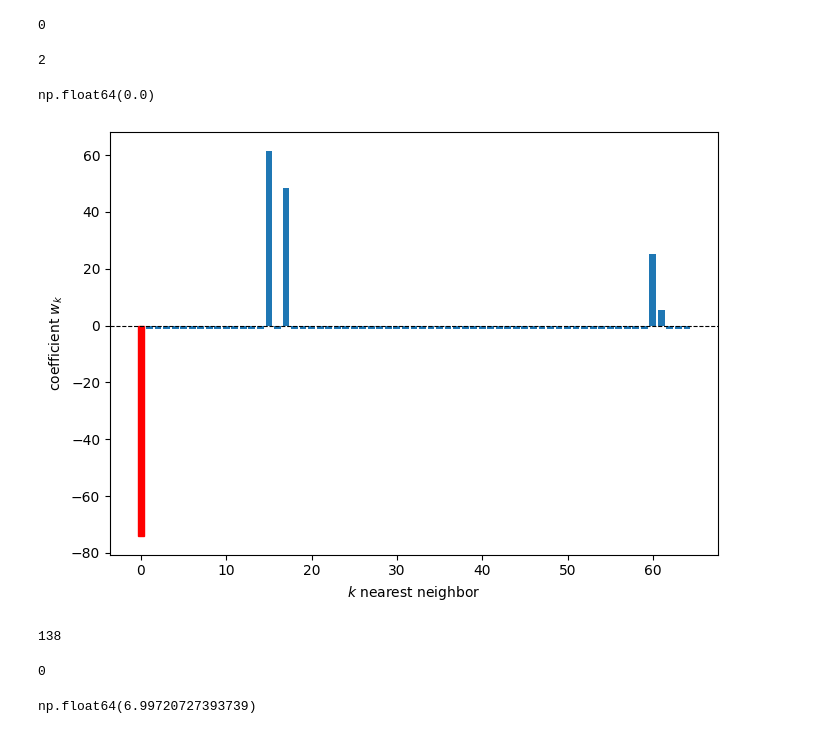
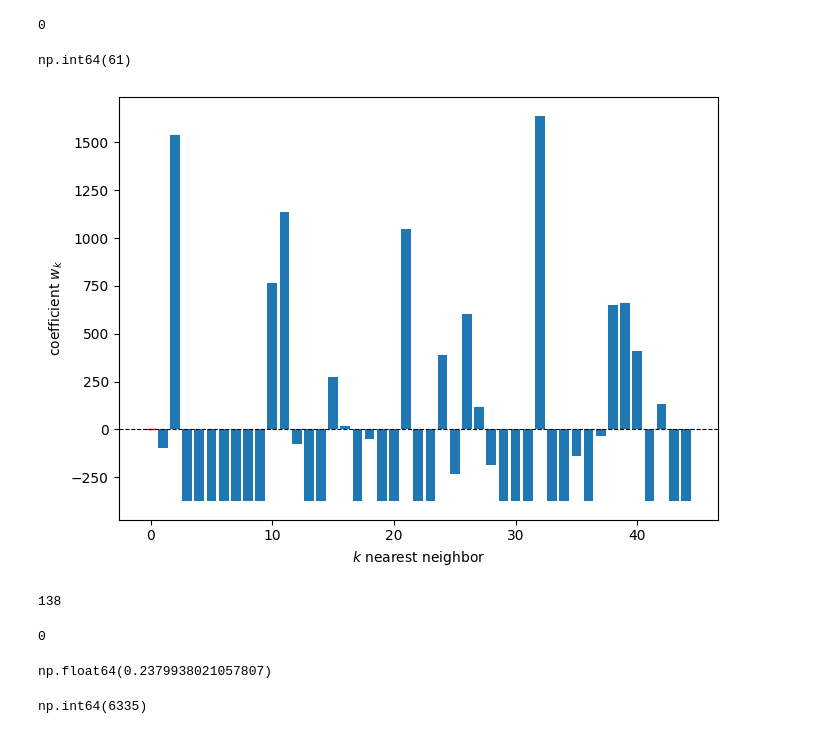
Before and after one commit to leventunord/gRBF-FD-boundary, a Jupyter notebook: notebooks/weights.ipynb, the cells around one changed output. Saved outputs shown, nothing was run; the diff lists cells and outputs as text; code cells hidden in the pictures.

```diff
--- a/notebooks/weights.ipynb
+++ b/notebooks/weights.ipynb
@@ -166,14 +166,16 @@ manifold, id_interior, id_boundary, n_vecs = generate_semi_torus(N)
 num_interior = len(id_interior)
 num_boundary = len(id_boundary)
 # %%
+l = 5
+K = 30
+
 id_ill = []
-min_w0 = 1.0
 
 for i, i_id in enumerate(id_interior):
     fetcher_in = lambda k: manifold.get_in_stencil(i_id, k)
     tangent_basis = manifold.get_local_basis(manifold.params[i_id])[0]
 
-    K_current = 25
+    K_current = K
     max_retries_auto_K = 15
 
     # auto K
@@ -183,7 +185,7 @@ for i, i_id in enumerate(id_interior):
         weights = get_operator_weights(
             stencil=stencil_points,
             tangent_basis=tangent_basis,
-            l=4,
+            l=l,
         )
 
         w_center, w_neighbors = weights[0], weights[1:]
@@ -197,8 +199,5 @@ for i, i_id in enumerate(id_interior):
 
         K_current += 2
 
-    if w_center <= min_w0:
-        min_w0 = w_center
-
     if (not is_correct_sign) or (not is_stable):
         id_ill.append(i_id)
@@ -213,7 +208,5 @@ np.float64(-14517.207330540787)
 # %%
-l = 4
-K = 65
-
+K = 35
 all_weights = np.zeros((len(id_ill), K))
 none_counts = 0
 zero_counts = 0
@@ -233,8 +226,7 @@ for i, i_id in enumerate(id_ill):
         tangent_basis=tangent_basis,
         l=l,
         operator='lap',
-        opt='lp',
-        w1_min=2*min_w0,
+        opt='qp',
     )
 
     if weights is None:
@@ -248,18 +240,33 @@ for i, i_id in enumerate(id_ill):
 none_counts
 # %% [output]
 0
-# %%
-zero_counts
-# %% [output]
-2
 # %%
 w_center, w_neighbors = all_weights[:, 0], all_weights[:, 1:]
 ratio = np.abs(w_center) / np.max(np.abs(w_neighbors), axis=1)
-np.min(ratio)
+np.argmax(w_center)
 # %% [output]
-np.float64(0.0)
+np.int64(61)
-# %%
-plot_weights(all_weights[101])
-# %% [output]
-[figure, removed]
+# %%
+i_id = id_ill[61]
+
+fetcher_in = lambda k: manifold.get_in_stencil(i_id, k)
+tangent_basis = manifold.get_local_basis(manifold.params[i_id])[0]
+
+K_current = 45
+max_retries_auto_K = 15
+
+# auto K
+stencil_points, stencil_ids = fetcher_in(K_current)
+
+weights = get_operator_weights(
+    stencil=stencil_points,
+    tangent_basis=tangent_basis,
+    l=l,
+    operator='lap',
+    opt='qp',
+)
+# %%
+plot_weights(weights)
+# %% [output]
+[figure, added]
 # %%
@@ -344,14 +352,18 @@ for i, b_id in enumerate(b_id_ill):
         none_counts += 1
 
     all_bd_weights[i, :] = weights
-# %%
-none_counts
-# %% [output]
-0
-# %%
-w_center, w_neighbors = all_bd_weights[:, 0], all_bd_weights[:, 1:]
-ratio = np.abs(w_center) / np.max(np.abs(w_neighbors), axis=1)
-np.min(ratio)
-# %% [output]
-np.float64(6.99720727393739)
+# %%
+none_counts
+# %% [output]
+0
+# %%
+w_center, w_neighbors = all_bd_weights[:, 0], all_bd_weights[:, 1:]
+ratio = np.abs(w_center) / np.max(np.abs(w_neighbors), axis=1)
+np.min(ratio)
+# %% [output]
+np.float64(0.2379938021057807)
+# %%
+b_id_ill[76]
+# %% [output]
+np.int64(6335)
 # %%
```
Also changed, not shown: parts of 7 cells of this notebook, 4 other files.
